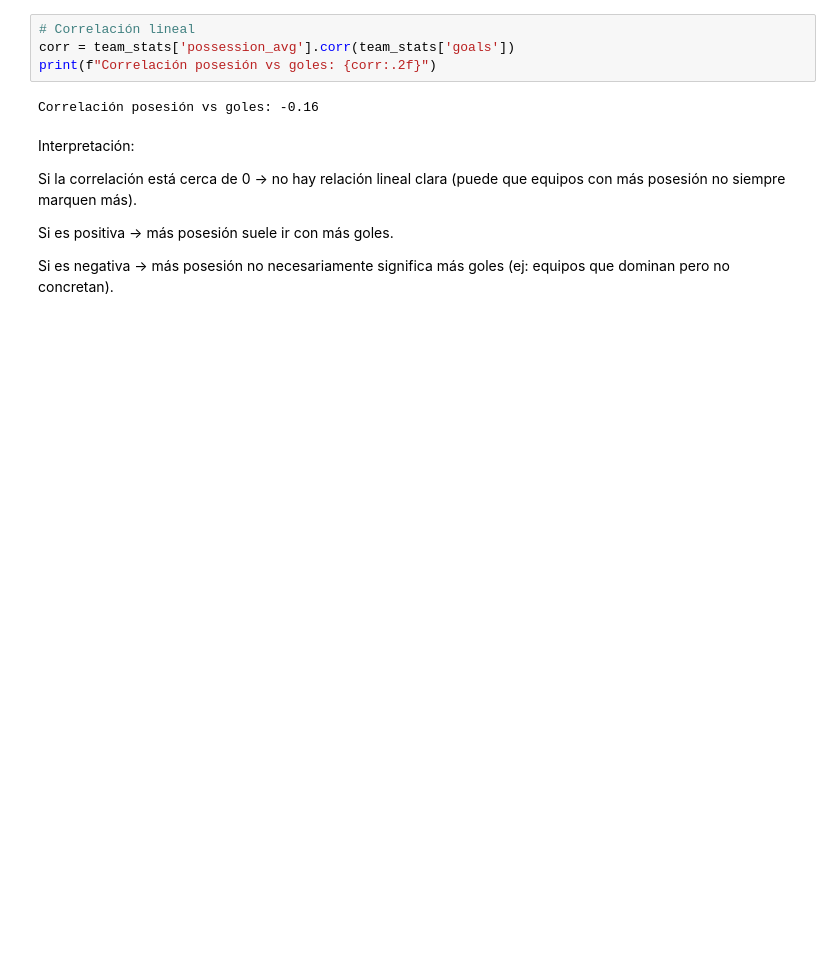
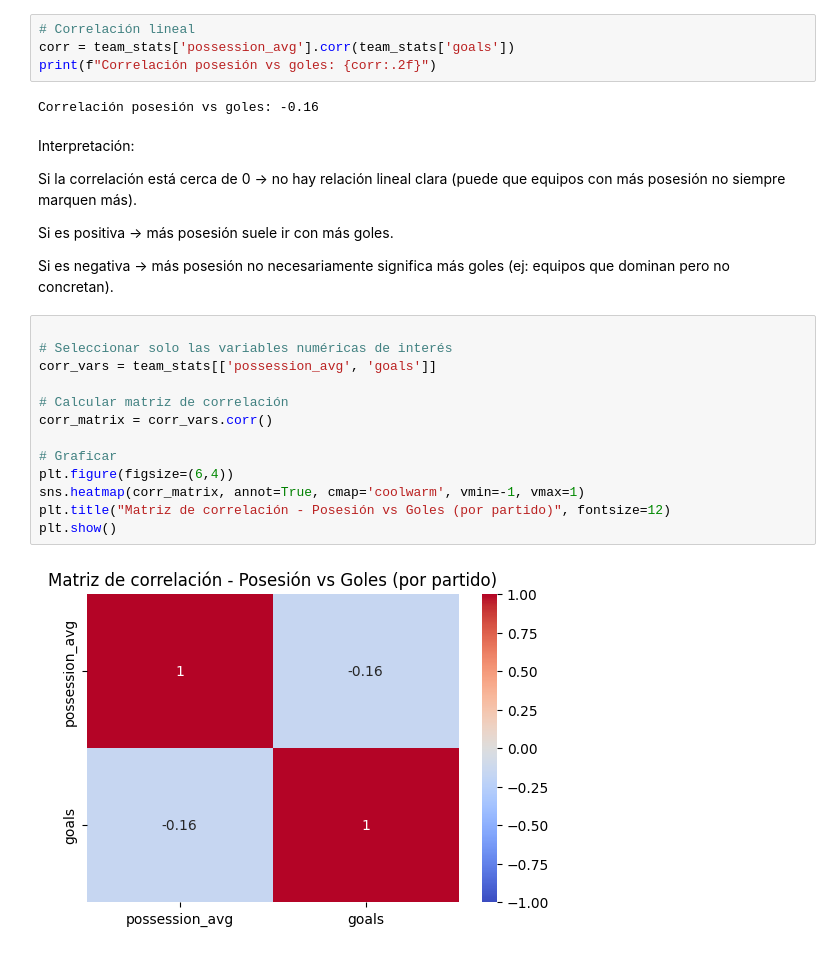
Before and after one commit to VainstubTomas/Aprendizaje_Automatico_Grandes_Datos, a Jupyter notebook: main.ipynb, the cells around one changed output. Drawn from its saved outputs; the diff is of its cells as text; blank space fills up the shorter version.

Commit message:
feature: matriz de correlacion ejemplo

```diff
--- a/main.ipynb
+++ b/main.ipynb
@@ -354,3 +352,18 @@ Si la correlación está cerca de 0 → no hay relación lineal clara (puede que
 Si es positiva → más posesión suele ir con más goles.
 
 Si es negativa → más posesión no necesariamente significa más goles (ej: equipos que dominan pero no concretan).
+# %%
+
+# Seleccionar solo las variables numéricas de interés
+corr_vars = team_stats[['possession_avg', 'goals']]
+
+# Calcular matriz de correlación
+corr_matrix = corr_vars.corr()
+
+# Graficar
+plt.figure(figsize=(6,4))
+sns.heatmap(corr_matrix, annot=True, cmap='coolwarm', vmin=-1, vmax=1)
+plt.title("Matriz de correlación - Posesión vs Goles (por partido)", fontsize=12)
+plt.show()
+# %% [output]
+[figure, added]
```
Also changed, not shown: parts of 4 cells of this notebook.
